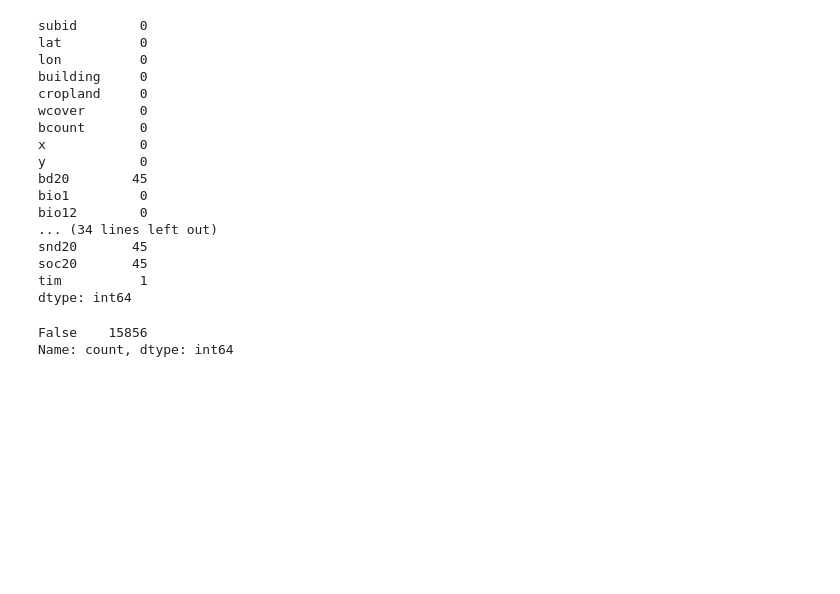
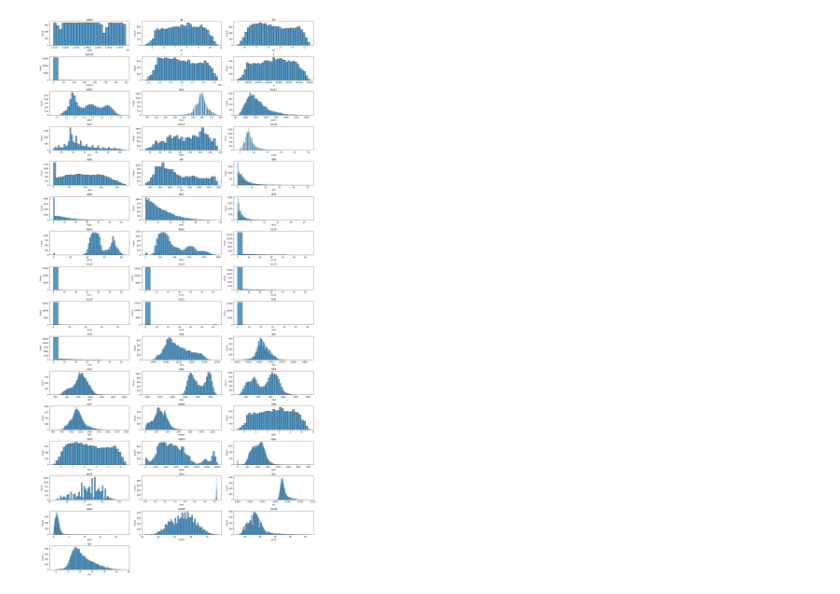
Before and after one commit to AllanMogley/15-Amini-DSC, a Jupyter notebook: 2-processing.ipynb, the cells around one changed output. Saved outputs shown, nothing was run; the diff lists cells and outputs as text; code cells hidden in the pictures; blank space fills up the shorter version.

Commit message:
(eda) : Exploration of categorical and numerical sets

```diff
--- a/2-processing.ipynb
+++ b/2-processing.ipynb
@@ -15,0 +27,20 @@ Index(['subid', 'lat', 'lon', 'building', 'cropland', 'wcover', 'bcount', 'x',
+# %%
+# ------------------------------------------------------------------
+# COUNT PLOTS FOR VALUE DISTRIBUTION
+# ------------------------------------------------------------------
+
+
+def dist_list(df):
+    plt.figure(figsize = (15, 60))
+
+    # Hist Plots for each column by iteration
+    for i, col in enumerate(df, 1):
+        plt.subplot(16,3,i)
+        sns.countplot(data = df, x = df[col])
+        plt.title(f'{col}')
+
+    # plt.suptitle('HISTOGRAM PLOTS')
+    plt.tight_layout()
+    plt.show()
+
+dist_list(cats)
@@ -44,26 +70,22 @@ cats
-# %%
-data_in.isna().sum()
-# %% [output]
-subid        0
-lat          0
-lon          0
-building     0
-cropland     0
-wcover       0
-bcount       0
-x            0
-y            0
-bd20        45
-bio1         0
-bio12        0
-... (34 lines left out)
-snd20       45
-soc20       45
-tim          1
-dtype: int64
-# %%
-data_in.shape
-data_in.duplicated().value_counts()
-# %% [output]
-False    15856
-Name: count, dtype: int64
+# %%
+# ------------------------------------------------------------------
+# HISTOGRAM PLOTS FOR NUMERICAL DISTRIBUTIONS
+# ------------------------------------------------------------------
+
+
+def dist_list(df):
+    plt.figure(figsize = (20, 40))
+
+    # Hist Plots for each column by iteration
+    for i, col in enumerate(df, 1):
+        plt.subplot(16,3,i)
+        sns.histplot(data = df, x = df[col])
+        plt.title(f'{col}')
+
+
+    plt.tight_layout()
+    plt.show()
+
+dist_list(numerics)
+# %% [output]
+[figure, added]
```
Also changed, not shown: parts of 15 cells of this notebook.
